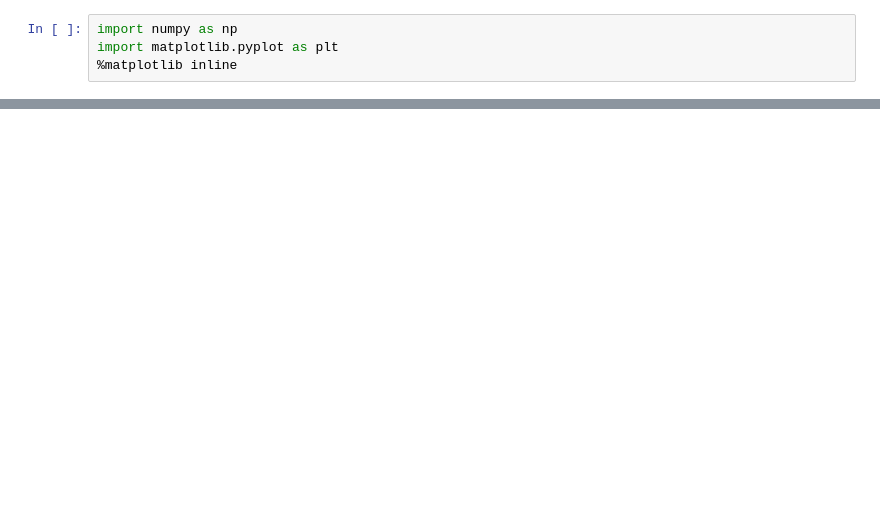
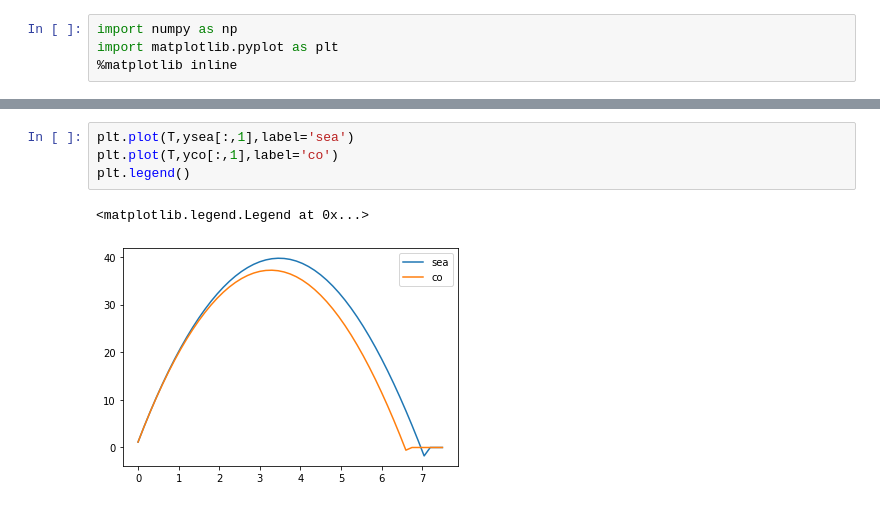
Before and after one commit to dsharkey99/PHYS250-Final, a Jupyter notebook: High Altitude Home Runs.ipynb, the cells around one changed output, grey strips where cells are left out. Saved outputs shown, nothing was run; the diff lists cells and outputs as text; blank space fills up the shorter version.

```diff
--- a/High Altitude Home Runs.ipynb
+++ b/High Altitude Home Runs.ipynb
@@ -51,0 +154,7 @@ def ascensionf(vel, Location):
+# %%
+plt.plot(T,ysea[:,1],label='sea')
+plt.plot(T,yco[:,1],label='co')
+plt.legend()
+# %% [output]
+<matplotlib.legend.Legend at 0x...>
+[figure, added]
```
Also changed, not shown: parts of 12 cells of this notebook.
